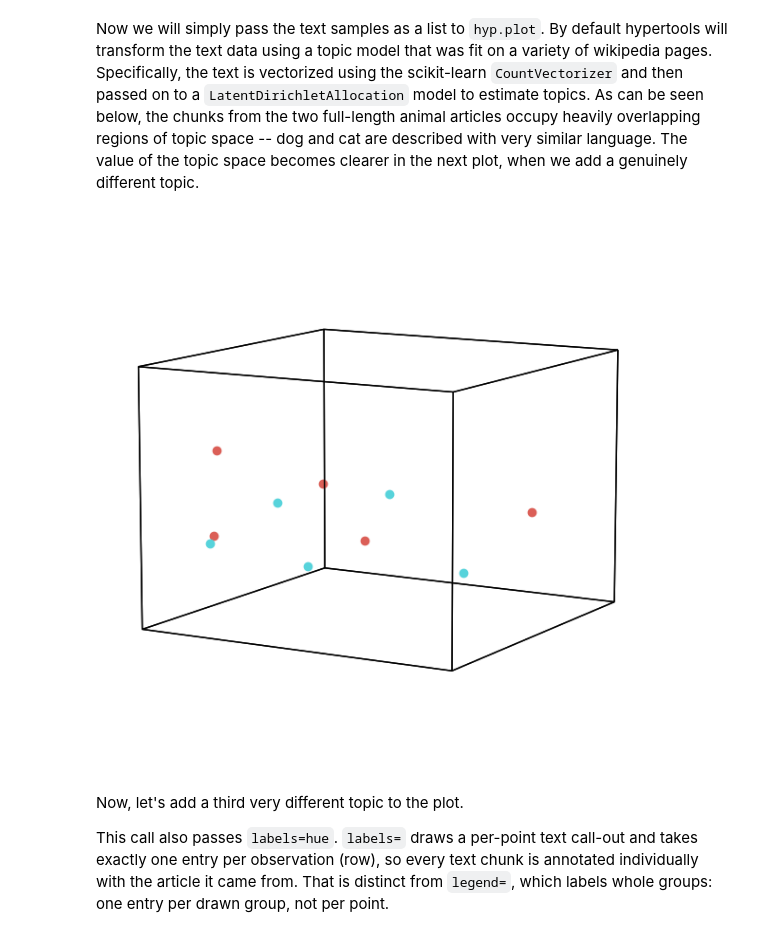
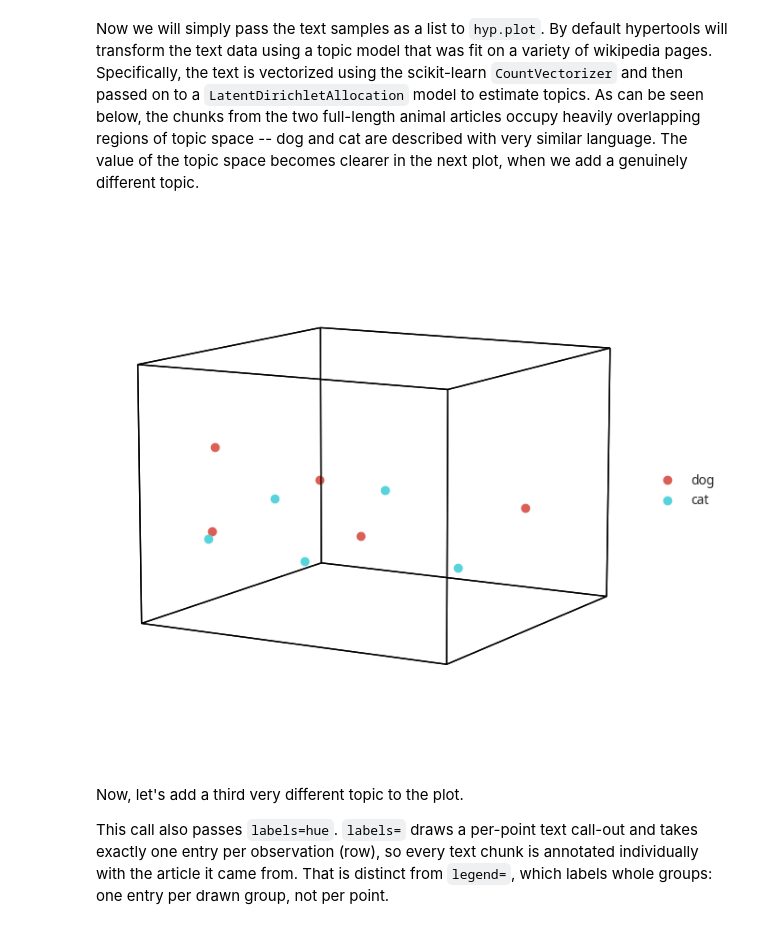
Before and after one commit to ContextLab/hypertools, a Jupyter notebook: docs/tutorials/text.ipynb, the cells around one changed output. Drawn from its saved outputs; the diff is of its cells as text; code cells hidden in the pictures.

```diff
--- a/docs/tutorials/text.ipynb
+++ b/docs/tutorials/text.ipynb
@@ -68,10 +68,9 @@ dog[0][:1000]
 # %% [markdown]
 Now we will simply pass the text samples as a list to `hyp.plot`.  By default hypertools will transform the text data using a topic model that was fit on a variety of wikipedia pages.  Specifically, the text is vectorized using the scikit-learn `CountVectorizer` and then passed on to a `LatentDirichletAllocation` model to estimate topics.  As can be seen below, the chunks from the two full-length animal articles occupy heavily overlapping regions of topic space -- dog and cat are described with very similar language.  The value of the topic space becomes clearer in the next plot, when we add a genuinely different topic.
 # %%
-hue = ['dog'] * len(dog) + ['cat'] * len(cat)
-fig = hyp.plot(dog + cat, 'o', hue=hue, size=[8, 6])
+fig = hyp.plot([dog, cat], 'o', legend=['dog', 'cat'], size=[8, 6])
 # %% [output]
-[figure, old version]
+[figure, new version]
 # %% [markdown]
 Now, let's add a third very different topic to the plot.
 
```
Also changed, not shown: 4 other files.
